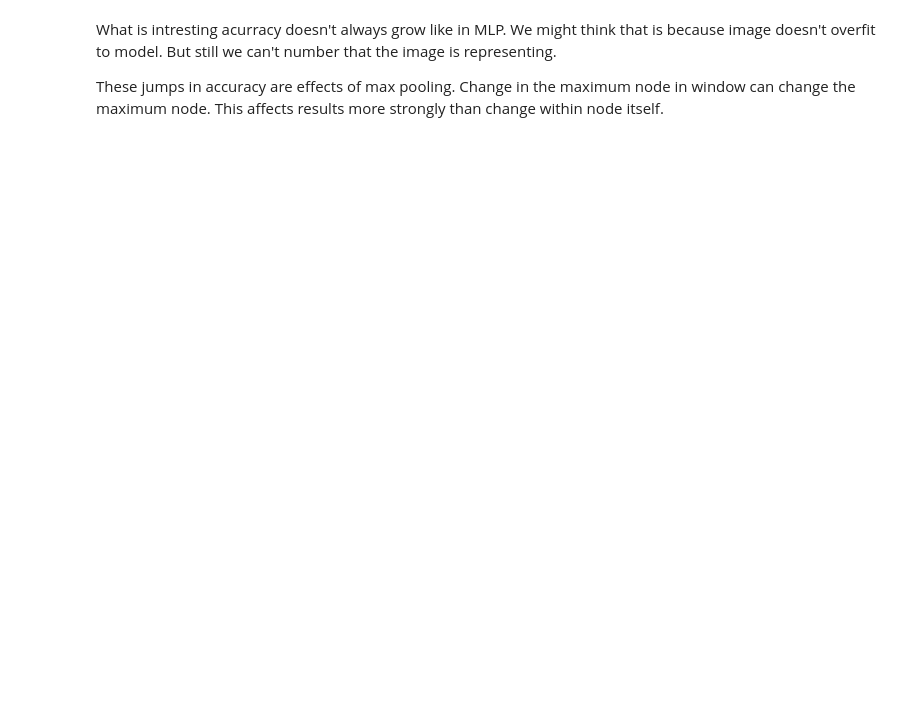
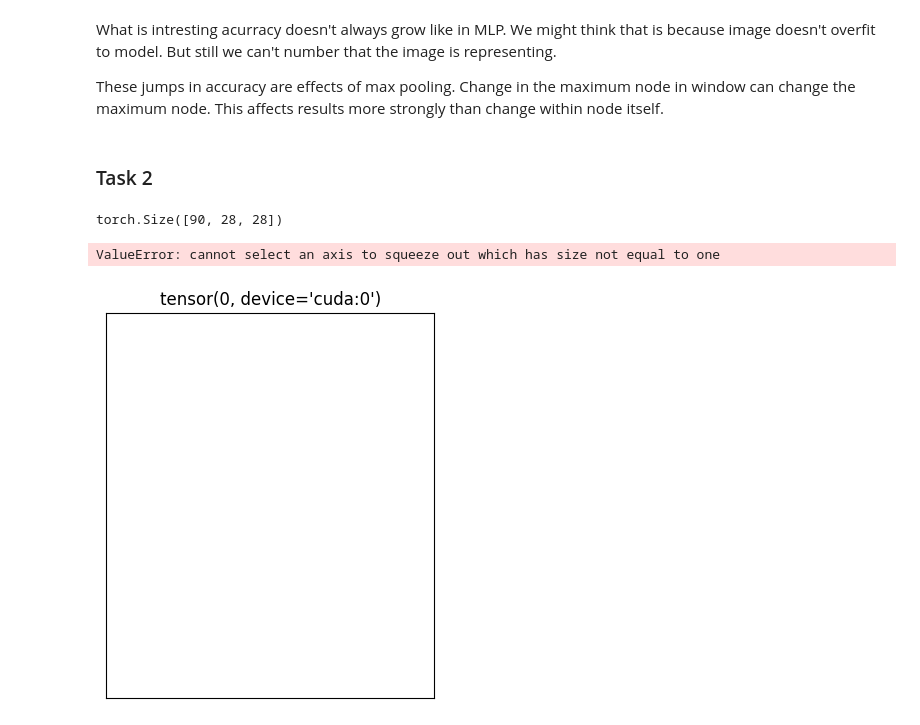
Before and after one commit to kussy29/machine_learning, a Jupyter notebook: lab10_convolutional_neural_network_cnn.ipynb, the cells around one changed output. Saved outputs shown, nothing was run; the diff lists cells and outputs as text; code cells hidden in the pictures; blank space fills up the shorter version.

```diff
--- a/lab10_convolutional_neural_network_cnn.ipynb
+++ b/lab10_convolutional_neural_network_cnn.ipynb
@@ -323,3 +330,80 @@ for lambda_l2 in lambdas_l2:
 What is intresting acurracy doesn't always grow like in MLP. We might think that is because image doesn't overfit to model. But still we can't number that the image is representing.
 
 These jumps in accuracy are effects of max pooling. Change in the maximum node in window can change the maximum node. This affects results more strongly than change within node itself.
+# %% [markdown]
+### Task 2
+# %%
+import numpy as np
+# We sample 9 digits from every class
+found_digits=[0 for _ in range(10)]
+samples=np.zeros((90,28,28))
+targets=[]
+dlugosc=len(trainset)
+i=0
+while len(samples)<90:
+  sample=np.random.randint(0,dlugosc)
+  label=trainset.targets[sample].item()
+  if found_digits[label]<9:
+    samples[i,:,:]=trainset.data[sample].numpy()
+    found_digits[label]+=1
+    targets.append(label)
+    i+=1
+# %% [output]
+torch.Size([90, 28, 28])
+# %%
+net.to(device)
+net.requires_grad= False
+
+lambdas_l2=[1]
+
+delta=torch.randn((1,28,28))
+
+
+for lambda_l2 in lambdas_l2:
+
+  samples = samples.to(device)
+  targets = targets.to(device)
+  optimizer = torch.optim.Adam([delta], 0.001)   #initial and fixed learning rate of 0.001.
+
+  display_numbers(samples[:10].cpu().detach().numpy())
+
+
+  accuracy=[]
+
+  for epoch in range(300):  #  an epoch is a training run through the whole data set
+
+      optimizer.zero_grad()
+
+      batch_outputs = net(samples+delta)   #this line calls the forward(self, x) method of the MLP object. Please note, that the last layer of the MLP is linear
+                                            #and MLP doesn't apply
+                                            #the nonlinear activation after the last layer
+      loss = -torch.nn.functional.cross_entropy(batch_outputs, labels, reduction = "mean")+lambda_l2 * delta.pow(2).mean() #instead, nonlinear softmax is applied internally in THIS loss function
+      loss.backward()       #this computes gradients as we have seen in previous workshops
+      optimizer.step()
+
+      good=0
+      wrong=0
+      with torch.no_grad():   #it prevents that the net learns during evalution. The gradients are not computed, so this makes it faster, too
+        for i in range(10): #batches in test are of size 1
+          datapoint= noised_inputs[i]
+          datapoint=datapoint.unsqueeze_(0)
+          label = labels[i]
+
+          prediction = net(datapoint.to(device))                  #prediction has values representing the "prevalence" of the corresponding class
+          classification = torch.argmax(prediction)    #the class is the index of maximal "prevalence"
+
+          if classification.item() == label.item():
+            good += 1
+          else:
+            wrong += 1
+      accuracy.append(good/(good+wrong))
+  display_numbers(samples[:10].cpu().detach().numpy())
+  plt.show()
+  plt.plot(accuracy)
+  plt.xlabel("Epoch")
+  plt.ylabel("Accuracy")
+  plt.title(f'Accuracy over epochs for lambda={lambda_l2}')
+  plt.show()
+# %% [output]
+ValueError: cannot select an axis to squeeze out which has size not equal to one
+[figure, added]
```
Also changed, not shown: parts of 3 cells of this notebook.
